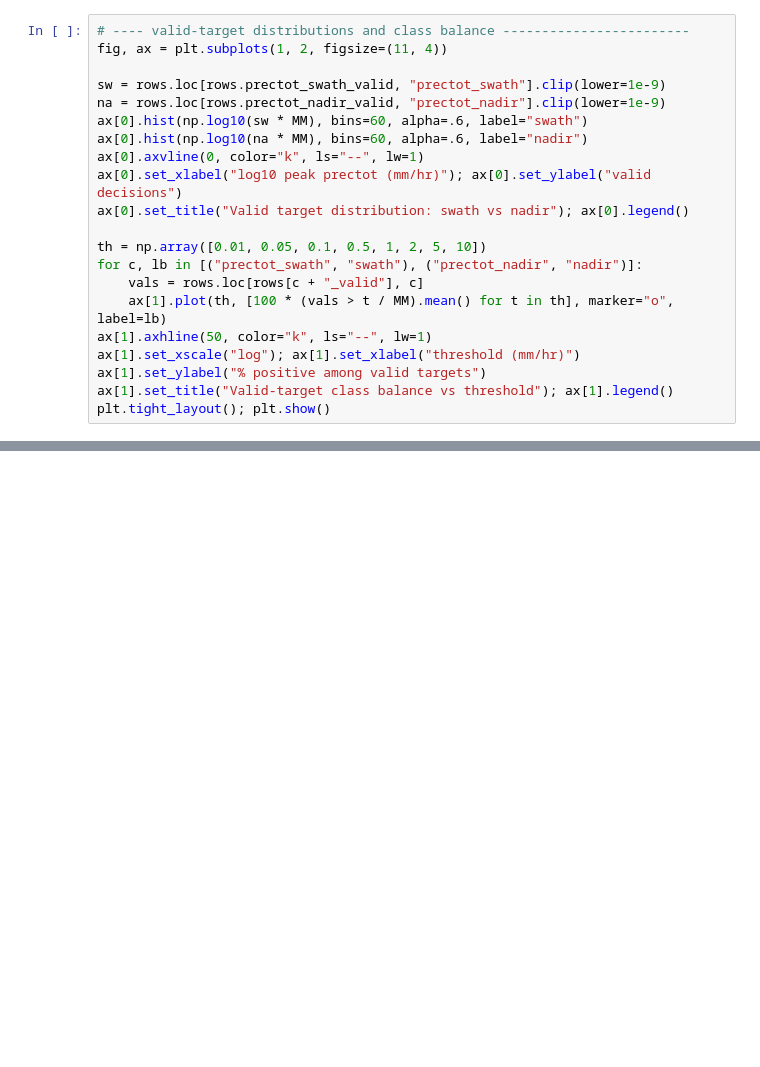
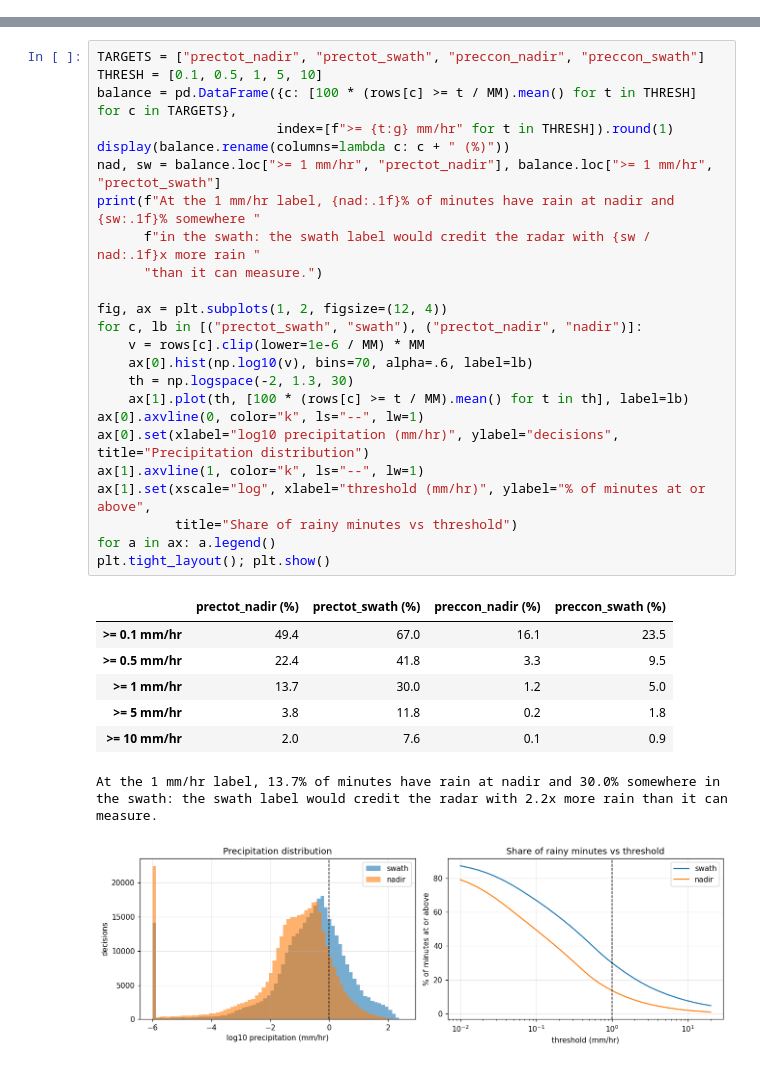
Before and after one commit to darthvader58/Code-Lab_RL_PriorityObs, a Jupyter notebook: missions/earthcare/EarthCare_trackwise.ipynb, the cells around one changed output, grey strips where cells are left out. Drawn from its saved outputs; the diff is of its cells as text; blank space fills up the shorter version.

```diff
--- a/missions/earthcare/EarthCare_trackwise.ipynb
+++ b/missions/earthcare/EarthCare_trackwise.ipynb
@@ -555,21 +0,0 @@ print(f"  ROC-AUC {roc_auc_score(yte,p):.3f} | avg-precision "
-# %%
-# ---- valid-target distributions and class balance ------------------------
-fig, ax = plt.subplots(1, 2, figsize=(11, 4))
-
-sw = rows.loc[rows.prectot_swath_valid, "prectot_swath"].clip(lower=1e-9)
-na = rows.loc[rows.prectot_nadir_valid, "prectot_nadir"].clip(lower=1e-9)
-ax[0].hist(np.log10(sw * MM), bins=60, alpha=.6, label="swath")
-ax[0].hist(np.log10(na * MM), bins=60, alpha=.6, label="nadir")
-ax[0].axvline(0, color="k", ls="--", lw=1)
-ax[0].set_xlabel("log10 peak prectot (mm/hr)"); ax[0].set_ylabel("valid decisions")
-ax[0].set_title("Valid target distribution: swath vs nadir"); ax[0].legend()
-
-th = np.array([0.01, 0.05, 0.1, 0.5, 1, 2, 5, 10])
-for c, lb in [("prectot_swath", "swath"), ("prectot_nadir", "nadir")]:
-    vals = rows.loc[rows[c + "_valid"], c]
-    ax[1].plot(th, [100 * (vals > t / MM).mean() for t in th], marker="o", label=lb)
-ax[1].axhline(50, color="k", ls="--", lw=1)
-ax[1].set_xscale("log"); ax[1].set_xlabel("threshold (mm/hr)")
-ax[1].set_ylabel("% positive among valid targets")
-ax[1].set_title("Valid-target class balance vs threshold"); ax[1].legend()
-plt.tight_layout(); plt.show()
@@ -829,0 +151,33 @@ print("kepler.gl: drag trackwise_decisions_kepler.csv onto https://kepler.gl/dem
+# %%
+TARGETS = ["prectot_nadir", "prectot_swath", "preccon_nadir", "preccon_swath"]
+THRESH = [0.1, 0.5, 1, 5, 10]
+balance = pd.DataFrame({c: [100 * (rows[c] >= t / MM).mean() for t in THRESH] for c in TARGETS},
+                       index=[f">= {t:g} mm/hr" for t in THRESH]).round(1)
+display(balance.rename(columns=lambda c: c + " (%)"))
+nad, sw = balance.loc[">= 1 mm/hr", "prectot_nadir"], balance.loc[">= 1 mm/hr", "prectot_swath"]
+print(f"At the 1 mm/hr label, {nad:.1f}% of minutes have rain at nadir and {sw:.1f}% somewhere "
+      f"in the swath: the swath label would credit the radar with {sw / nad:.1f}x more rain "
+      "than it can measure.")
+
+fig, ax = plt.subplots(1, 2, figsize=(12, 4))
+for c, lb in [("prectot_swath", "swath"), ("prectot_nadir", "nadir")]:
+    v = rows[c].clip(lower=1e-6 / MM) * MM
+    ax[0].hist(np.log10(v), bins=70, alpha=.6, label=lb)
+    th = np.logspace(-2, 1.3, 30)
+    ax[1].plot(th, [100 * (rows[c] >= t / MM).mean() for t in th], label=lb)
+ax[0].axvline(0, color="k", ls="--", lw=1)
+ax[0].set(xlabel="log10 precipitation (mm/hr)", ylabel="decisions", title="Precipitation distribution")
+ax[1].axvline(1, color="k", ls="--", lw=1)
+ax[1].set(xscale="log", xlabel="threshold (mm/hr)", ylabel="% of minutes at or above",
+          title="Share of rainy minutes vs threshold")
+for a in ax: a.legend()
+plt.tight_layout(); plt.show()
+# %% [output]
+|  | prectot_nadir (%) | prectot_swath (%) | preccon_nadir (%) | preccon_swath (%) |
+| >= 0.1 mm/hr | 49.4 | 67.0 | 16.1 | 23.5 |
+| >= 0.5 mm/hr | 22.4 | 41.8 | 3.3 | 9.5 |
+| >= 1 mm/hr | 13.7 | 30.0 | 1.2 | 5.0 |
+| >= 5 mm/hr | 3.8 | 11.8 | 0.2 | 1.8 |
+| >= 10 mm/hr | 2.0 | 7.6 | 0.1 | 0.9 |
+At the 1 mm/hr label, 13.7% of minutes have rain at nadir and 30.0% somewhere in the swath: the swath label would credit the radar with 2.2x more rain than it can measure.
+[figure, added]
```
Also changed, not shown: parts of 51 cells of this notebook, 1 other file.
